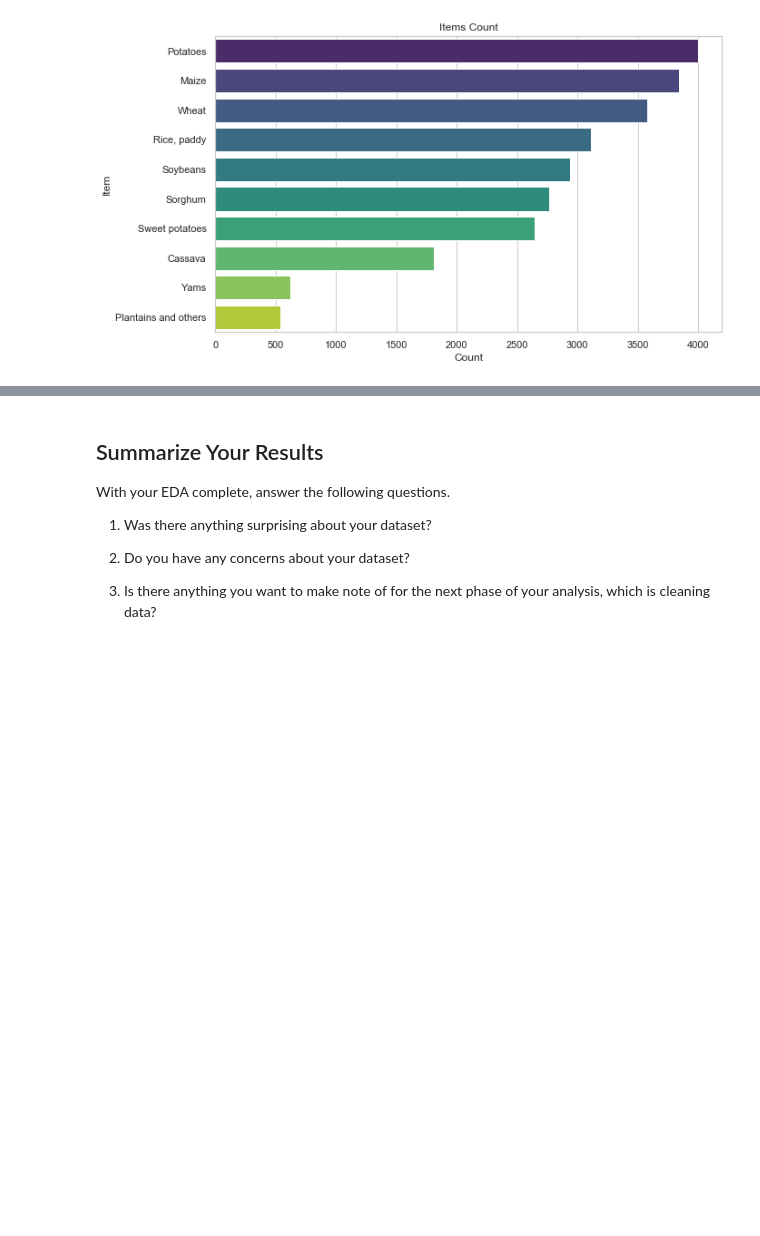
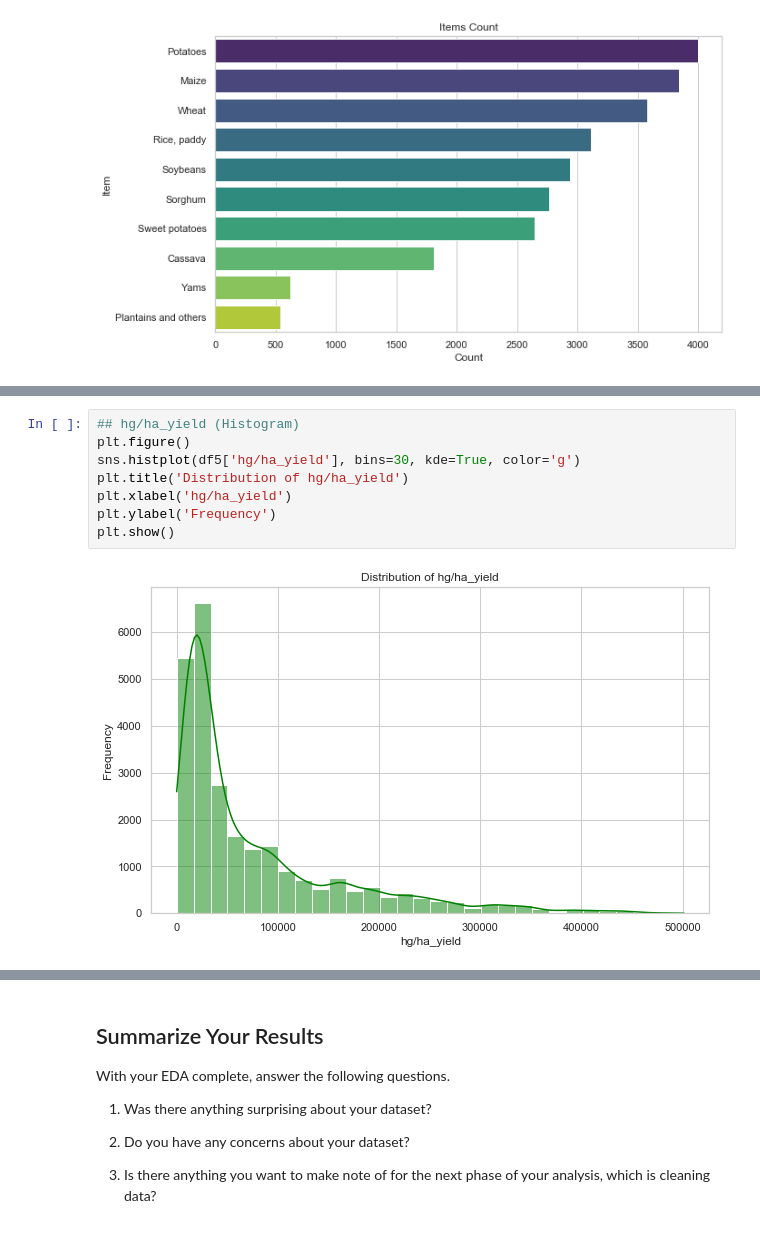
Before and after one commit to Prtb0/EDA_cropyield_prediction, a Jupyter notebook: EDA/EDA_cropyield_prediction.ipynb, the cells around one changed output, grey strips where cells are left out. Cells and saved outputs as stored; diff of their text form; blank space fills up the shorter version.

```diff
--- a/EDA/EDA_cropyield_prediction.ipynb
+++ b/EDA/EDA_cropyield_prediction.ipynb
@@ -600,0 +612,10 @@ plt.show()
+# %%
+## hg/ha_yield (Histogram)
+plt.figure()
+sns.histplot(df5['hg/ha_yield'], bins=30, kde=True, color='g')
+plt.title('Distribution of hg/ha_yield')
+plt.xlabel('hg/ha_yield')
+plt.ylabel('Frequency')
+plt.show()
+# %% [output]
+[figure, added]
```
Also changed, not shown: parts of 2 cells of this notebook.
